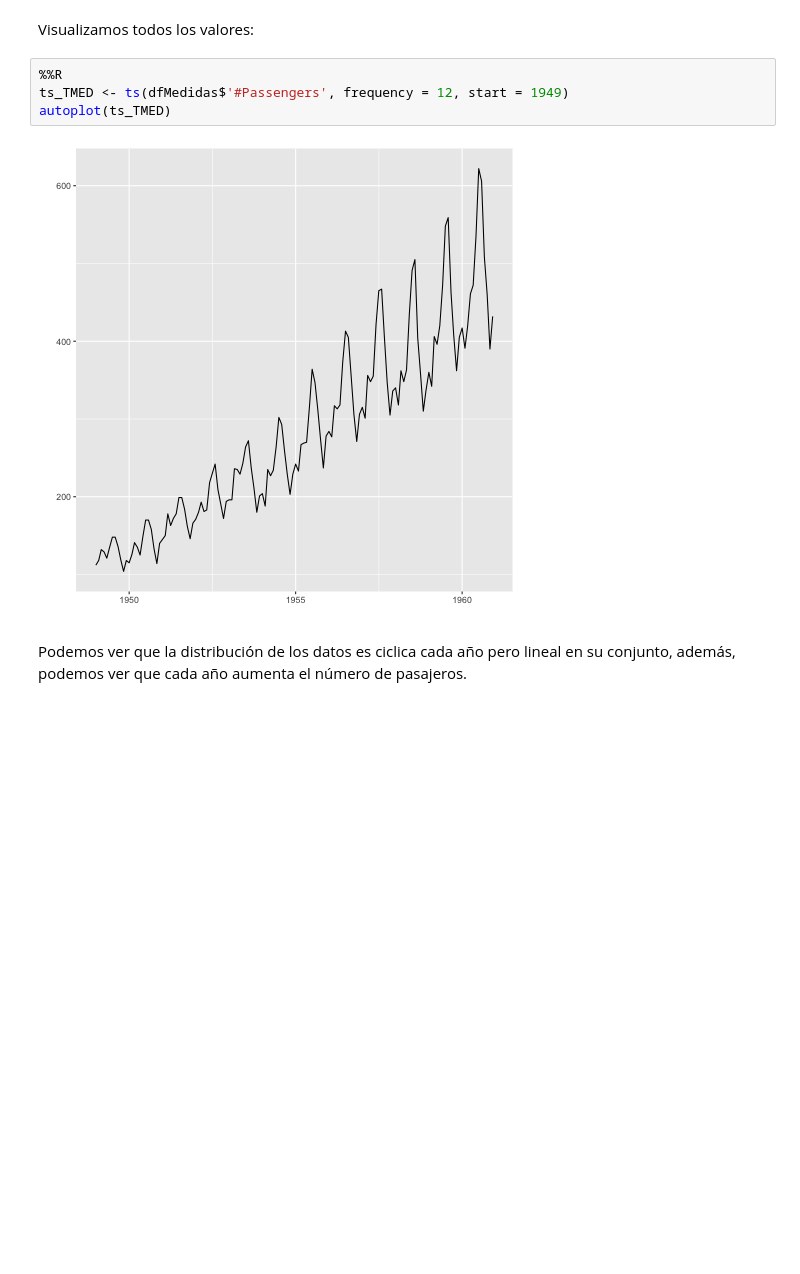
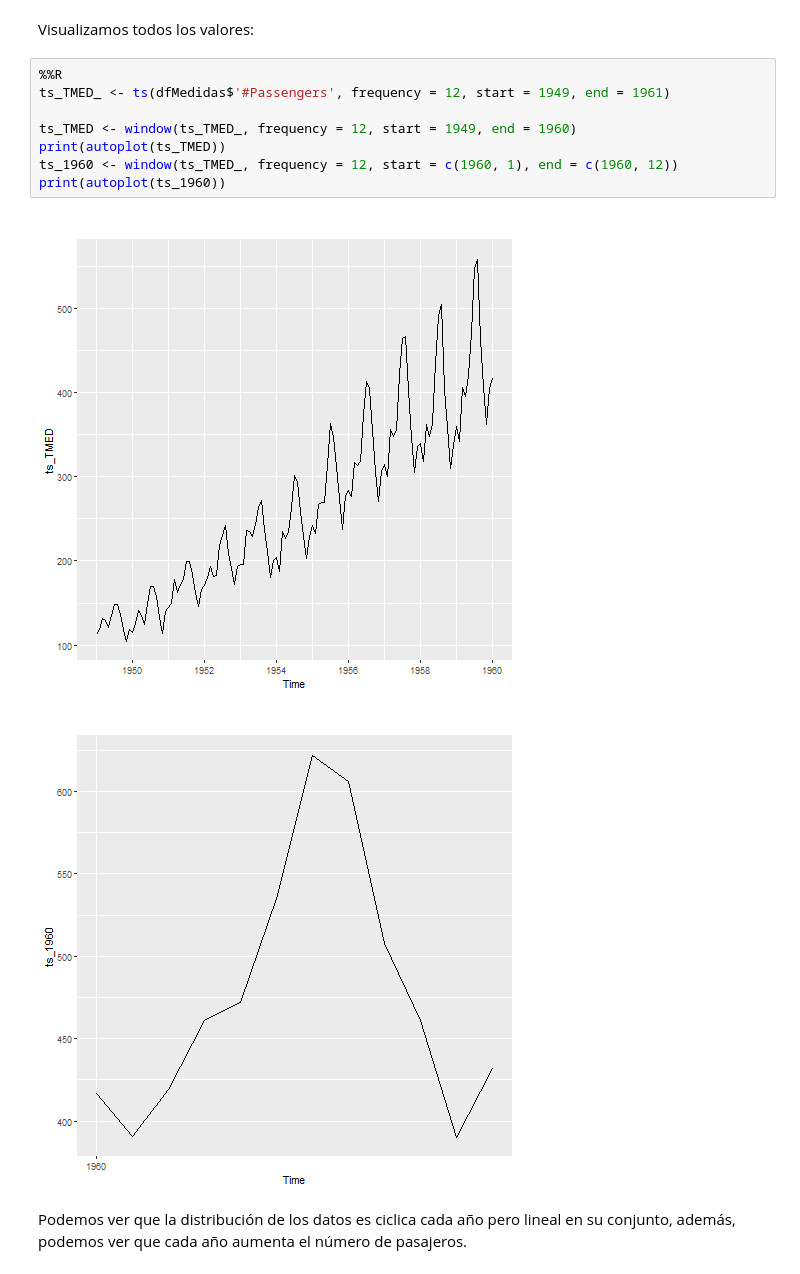
Before and after one commit to Arturo-Hernanz-CM/analisis_datos_modelo_series_temporales_pasajeros_avion, a Jupyter notebook: modelo_series.ipynb, the cells around one changed output. Drawn from its saved outputs; the diff is of its cells as text; blank space fills up the shorter version.

```diff
--- a/modelo_series.ipynb
+++ b/modelo_series.ipynb
@@ -72,10 +62,15 @@ head(dfMedidas)
 Visualizamos todos los valores:
 # %%
 %%R
-ts_TMED <- ts(dfMedidas$'#Passengers', frequency = 12, start = 1949)
-autoplot(ts_TMED)
+ts_TMED_ <- ts(dfMedidas$'#Passengers', frequency = 12, start = 1949, end = 1961)
+
+ts_TMED <- window(ts_TMED_, frequency = 12, start = 1949, end = 1960)
+print(autoplot(ts_TMED))
+ts_1960 <- window(ts_TMED_, frequency = 12, start = c(1960, 1), end = c(1960, 12))
+print(autoplot(ts_1960))
 # %% [output]
-[figure, old version]
+[figure, new version]
+[figure, added]
 # %% [markdown]
 Podemos ver que la distribución de los datos es ciclica cada año pero lineal en su conjunto, además, podemos ver que cada año aumenta el número de pasajeros.
 # %% [markdown]
```
Also changed, not shown: parts of 34 cells of this notebook.
